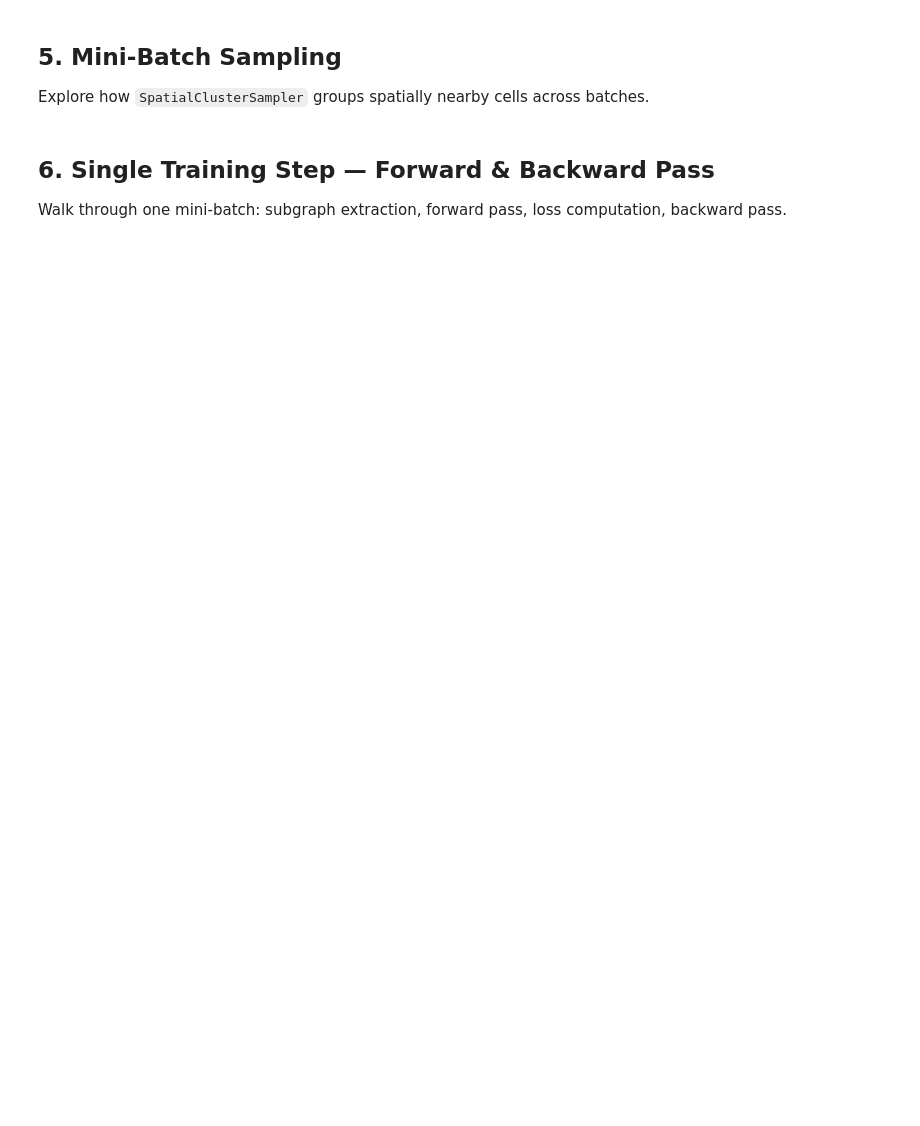
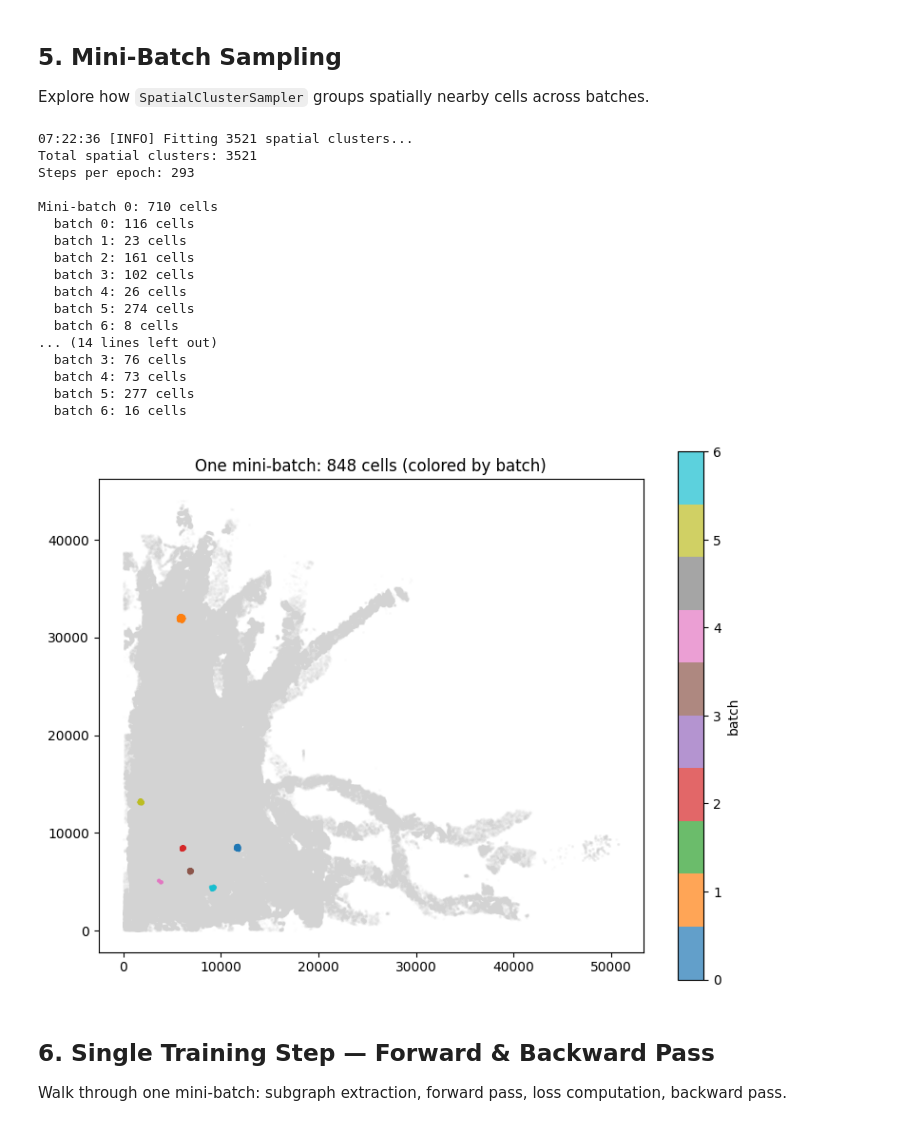
Before and after one commit to teepeen/SpaNCy, a Jupyter notebook: spancy_explore.ipynb, the cells around one changed output. Saved outputs shown, nothing was run; the diff lists cells and outputs as text; code cells hidden in the pictures; blank space fills up the shorter version.

```diff
--- a/spancy_explore.ipynb
+++ b/spancy_explore.ipynb
@@ -102,7 +128,7 @@ plt.rcParams["figure.figsize"] = (10, 5)
 
 Update `DATA_PATH` to point to your PRAD-CyCIF `.h5ad` file.
 # %%
-DATA_PATH = "PRAD_anndata.h5ad"  # <-- change this
+DATA_PATH = "/content/PRAD_anndata.h5ad"  # <-- change this
 
 adata = load_adata(DATA_PATH)
 print(adata)
@@ -319,33 +428,52 @@ Explore how `SpatialClusterSampler` groups spatially nearby cells across batches
 # %%
 batch_codes_np = adata.obs["batch"].astype("category").cat.codes.values.astype(np.int64)
 
 sampler = SpatialClusterSampler(
-    coords, batch_codes_np, cluster_size=500, cells_per_step=16000
+    coords, batch_codes_np, cluster_size=500, cells_per_step=6000
 )
 print(f"Total spatial clusters: {sampler.n_clusters}")
 print(f"Steps per epoch: {len(sampler)}")
 
 # Draw a few mini-batches and inspect
 for i in range(3):
     idx = sampler.sample()
     print(f"\nMini-batch {i}: {len(idx)} cells")
     unique_b, counts_b = np.unique(batch_codes_np[idx], return_counts=True)
     for b, c in zip(unique_b, counts_b):
         print(f"  batch {b}: {c} cells")
 
 # Visualize one mini-batch spatially
 idx = sampler.sample()
 fig, ax = plt.subplots(figsize=(8, 6))
 ax.scatter(coords[:, 0], coords[:, 1], c="lightgray", s=0.1, alpha=0.1)
 scatter = ax.scatter(
     coords[idx, 0], coords[idx, 1],
     c=batch_codes_np[idx], cmap="tab10", s=3, alpha=0.7
 )
 ax.set_title(f"One mini-batch: {len(idx)} cells (colored by batch)")
 ax.set_aspect("equal")
 plt.colorbar(scatter, ax=ax, label="batch")
 plt.tight_layout()
 plt.show()
+# %% [output]
+07:22:36 [INFO] Fitting 3521 spatial clusters...
+Total spatial clusters: 3521
+Steps per epoch: 293
+
+Mini-batch 0: 710 cells
+  batch 0: 116 cells
+  batch 1: 23 cells
+  batch 2: 161 cells
+  batch 3: 102 cells
+  batch 4: 26 cells
+  batch 5: 274 cells
+  batch 6: 8 cells
+... (14 lines left out)
+  batch 3: 76 cells
+  batch 4: 73 cells
+  batch 5: 277 cells
+  batch 6: 16 cells
+[figure, added]
 # %% [markdown]
 ## 6. Single Training Step — Forward & Backward Pass
 
```
Also changed, not shown: parts of 24 cells of this notebook, 2 other files.
